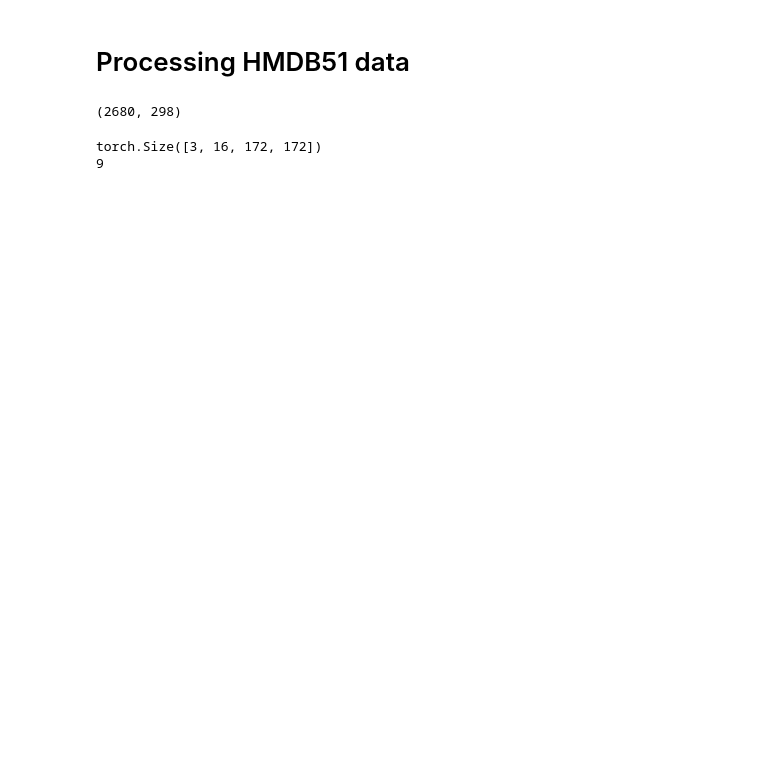
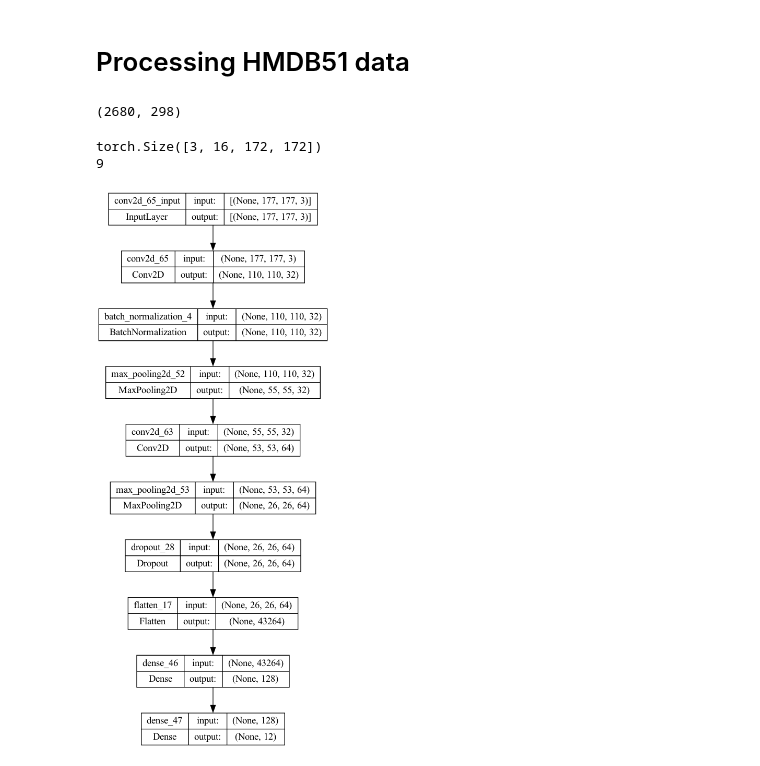
Before and after one commit to leonardocarboni/cv-carboni-bais, a Jupyter notebook: assignment5/Assignment5.ipynb, the cells around one changed output. Cells and saved outputs as stored; diff of their text form; code cells hidden in the pictures; blank space fills up the shorter version.

```diff
--- a/assignment5/Assignment5.ipynb
+++ b/assignment5/Assignment5.ipynb
@@ -243,0 +318,12 @@ torch.Size([3, 16, 172, 172])
+# %%
+input_shape = (177, 177, 3)
+
+for layer in model.layers[:3]:
+    layer.trainable = False
+new_model = Sequential()
+new_model.add(Conv2D(32, (68, 68), activation='relu', input_shape=input_shape))
+for layer in model.layers[1:]:
+    new_model.add(layer)
+plot_model(new_model, show_shapes=True, show_layer_names=True)
+# %% [output]
+[figure, added]
```
Also changed, not shown: parts of 29 cells of this notebook, 5 other files.
